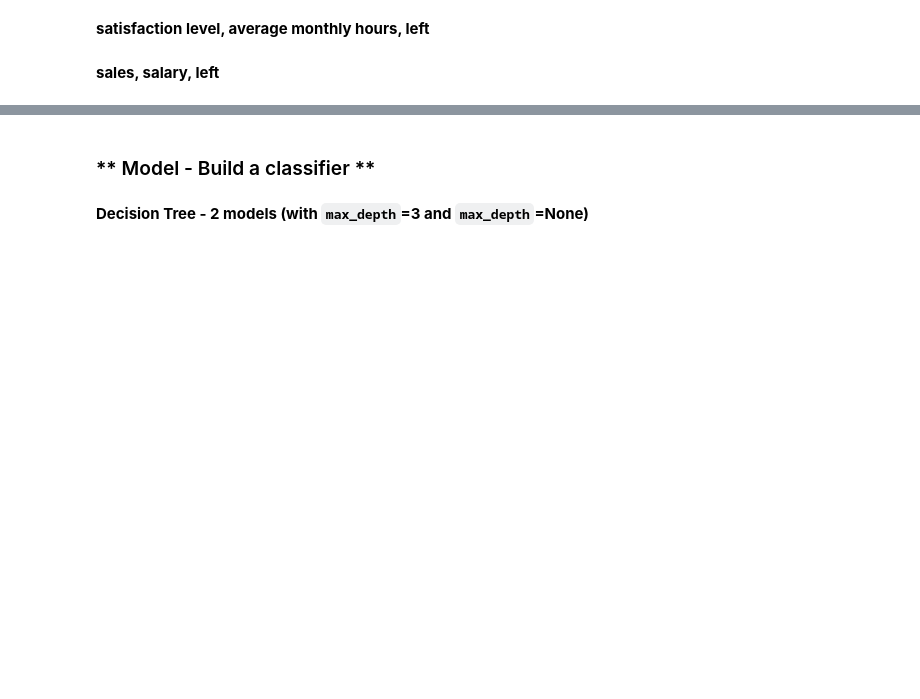
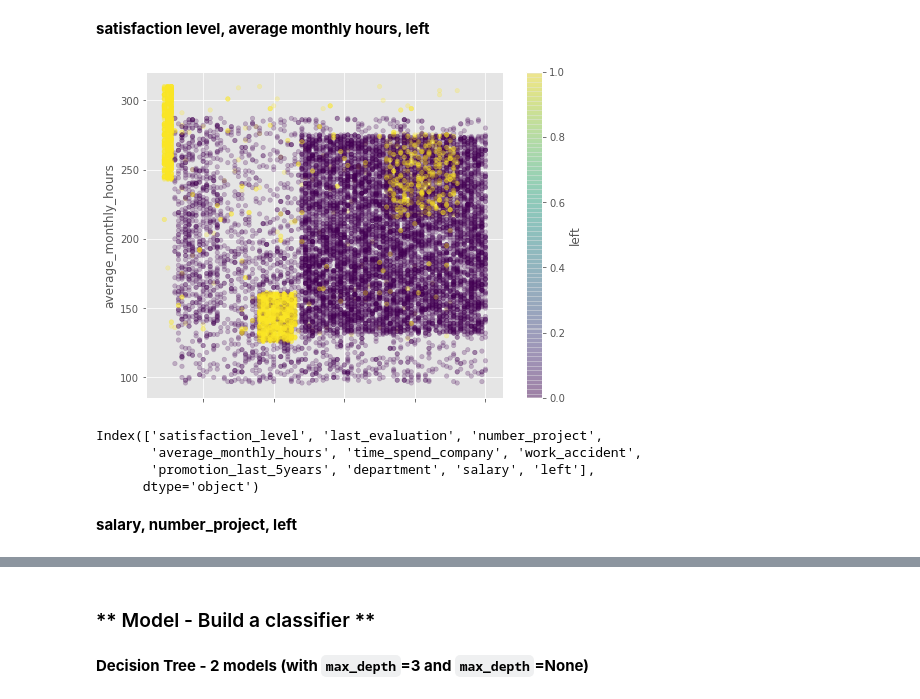
Before and after one commit to amitkaps/full-stack-data-science, a Jupyter notebook: employee-attrition/notebook/3-MLaaS-Practice.ipynb, the cells around one changed output, grey strips where cells are left out. Drawn from its saved outputs; the diff is of its cells as text; code cells hidden in the pictures; blank space fills up the shorter version.

```diff
--- a/employee-attrition/notebook/3-MLaaS-Practice.ipynb
+++ b/employee-attrition/notebook/3-MLaaS-Practice.ipynb
@@ -40,4 +140,15 @@ Can you help ABC and her team with this problem?
 # %% [markdown]
 **satisfaction level, average monthly hours, left**
+# %%
+attrition.plot.scatter(x='satisfaction_level', y='average_monthly_hours', c='left', alpha=0.25, cmap='viridis');
+# %% [output]
+[figure, added]
+# %%
+attrition.columns
+# %% [output]
+Index(['satisfaction_level', 'last_evaluation', 'number_project',
+       'average_monthly_hours', 'time_spend_company', 'work_accident',
+       'promotion_last_5years', 'department', 'salary', 'left'],
+      dtype='object')
 # %% [markdown]
-**sales, salary, left**
+**salary, number_project, left**
```
Also changed, not shown: parts of 41 cells of this notebook.
